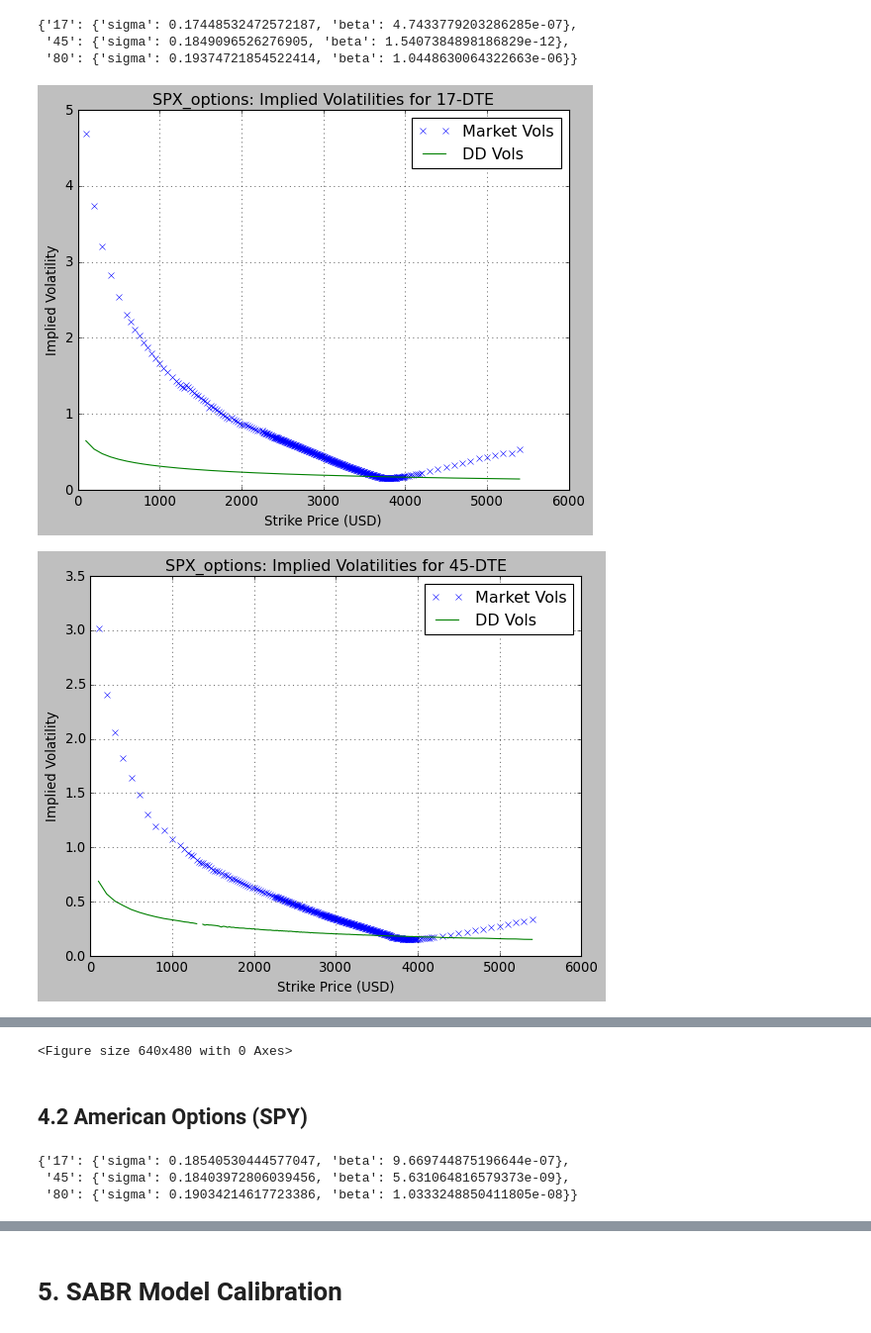
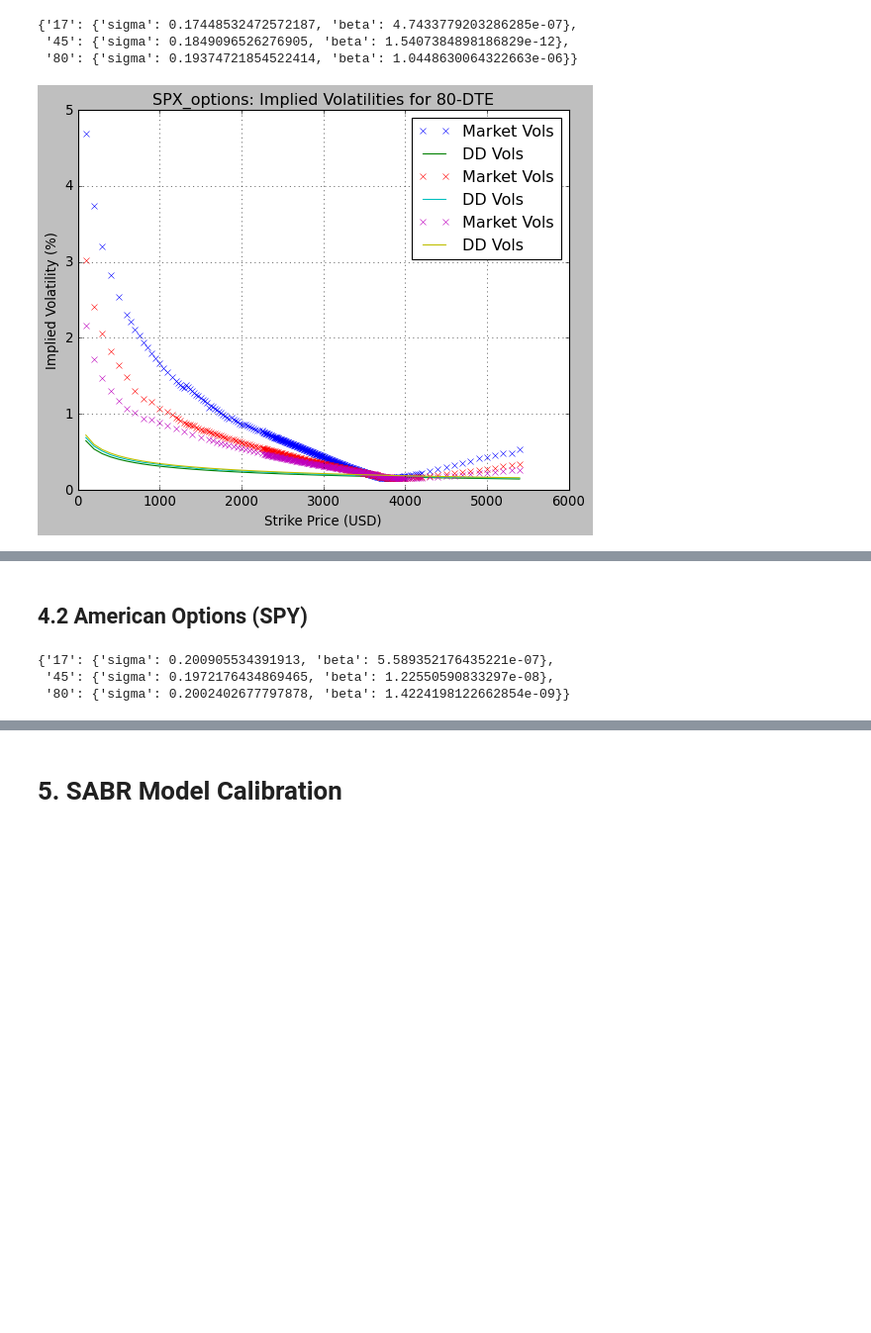
Before and after one commit to andreignatius/stochastic-calculus, a Jupyter notebook: model_calibration/model_calibration.ipynb, the cells around one changed output, grey strips where cells are left out. Shown at 99% size. Saved outputs shown, nothing was run; the diff lists cells and outputs as text; code cells hidden in the pictures; blank space fills up the shorter version.

```diff
--- a/model_calibration/model_calibration.ipynb
+++ b/model_calibration/model_calibration.ipynb
@@ -208,35 +204,31 @@ DD_params_by_dte_dict
  '80': {'sigma': 0.19374721854522414, 'beta': 1.0448630064322663e-06}}
 # %%
 for day_to_expiry, df_vol in implied_vol_dict_spx.items():
-  # sigma
-  sigma_put = df_vol[df_vol['options_type'] == 'put'].iloc[-1].impliedvol
-  sigma_call = df_vol[df_vol['options_type'] == 'call'].iloc[0].impliedvol
-  sigma = 0.5 * (sigma_put + sigma_call)
 
   rates = df_rates_processed.loc[int(day_to_expiry)]['rate_decimal']
   T = float(day_to_expiry) / 365
   params = DD_params_by_dte_dict[day_to_expiry]
   beta = params['beta']
+  sigma = params['sigma']
 
   ddvols = []
   for i, K in enumerate(df_vol['strike']):
       option_type = df_vol['options_type'][i]
       if option_type == 'call':
         price = vanilla_option.displaced_diffusion_model(S, K, rates, sigma, T, beta).calculate_call_price()
       else:
         price = vanilla_option.displaced_diffusion_model(S, K, rates, sigma, T, beta).calculate_put_price()
       implied_vol = implied_volatility(S, K, rates, price, T, option_type)
       ddvols.append(implied_vol)
 
   plt.title('SPX_options: Implied Volatilities for {}-DTE'.format(day_to_expiry))
   plt.plot(df_vol['strike'], df_vol['impliedvol'], 'x', label='Market Vols')
   plt.plot(df_vol['strike'], ddvols, label='DD Vols')
+
   plt.grid()
   plt.xlabel('Strike Price (USD)')
-  plt.ylabel('Implied Volatility')
+  plt.ylabel('Implied Volatility (%)')
   plt.legend()
-  plt.show()
-  plt.savefig(f'spx_options_{day_to_expiry}_dd_vols.jpeg')
+  plt.savefig(f'dd_vols_spx_options_{day_to_expiry}.jpeg')
 # %% [output]
-[figure, old version]
+[figure, new version]
-[figure, removed]
@@ -244,18 +235,14 @@ for day_to_expiry, df_vol in implied_vol_dict_spx.items():
-<Figure size 640x480 with 0 Axes>
 # %% [markdown]
 ## 4.2 American Options (SPY)
 # %%
 DD_params_by_dte_dict = {}
 
 for day_to_expiry, df_vol in implied_vol_dict_spy.items():
-  # sigma
-  sigma_put = df_vol[df_vol['options_type'] == 'put'].iloc[-1].impliedvol
-  sigma_call = df_vol[df_vol['options_type'] == 'call'].iloc[0].impliedvol
-  sigma = 0.5 * (sigma_put + sigma_call)
-  # others
+
   rates = df_rates_processed.loc[int(day_to_expiry)]['rate_decimal']
   T = float(day_to_expiry) / 365
   S = S_SPY
+  sigma = np.interp(S,df_vol.iloc[:, 0],df_vol.iloc[:, 1])
 
   initial_guess = [0.96] # beta
   res = least_squares(lambda x: calculate_DD_vol_err(x,
@@ -272,8 +259,8 @@ for day_to_expiry, df_vol in implied_vol_dict_spy.items():
                                            'beta': res.x[0] }
 DD_params_by_dte_dict
 # %% [output]
-{'17': {'sigma': 0.18540530444577047, 'beta': 9.669744875196644e-07},
- '45': {'sigma': 0.18403972806039456, 'beta': 5.631064816579373e-09},
- '80': {'sigma': 0.19034214617723386, 'beta': 1.0333248850411805e-08}}
+{'17': {'sigma': 0.200905534391913, 'beta': 5.589352176435221e-07},
+ '45': {'sigma': 0.1972176434869465, 'beta': 1.22550590833297e-08},
+ '80': {'sigma': 0.2002402677797878, 'beta': 1.4224198122662854e-09}}
 # %%
 for day_to_expiry, df_vol in implied_vol_dict_spy.items():
```
Also changed, not shown: parts of 6 cells of this notebook.
